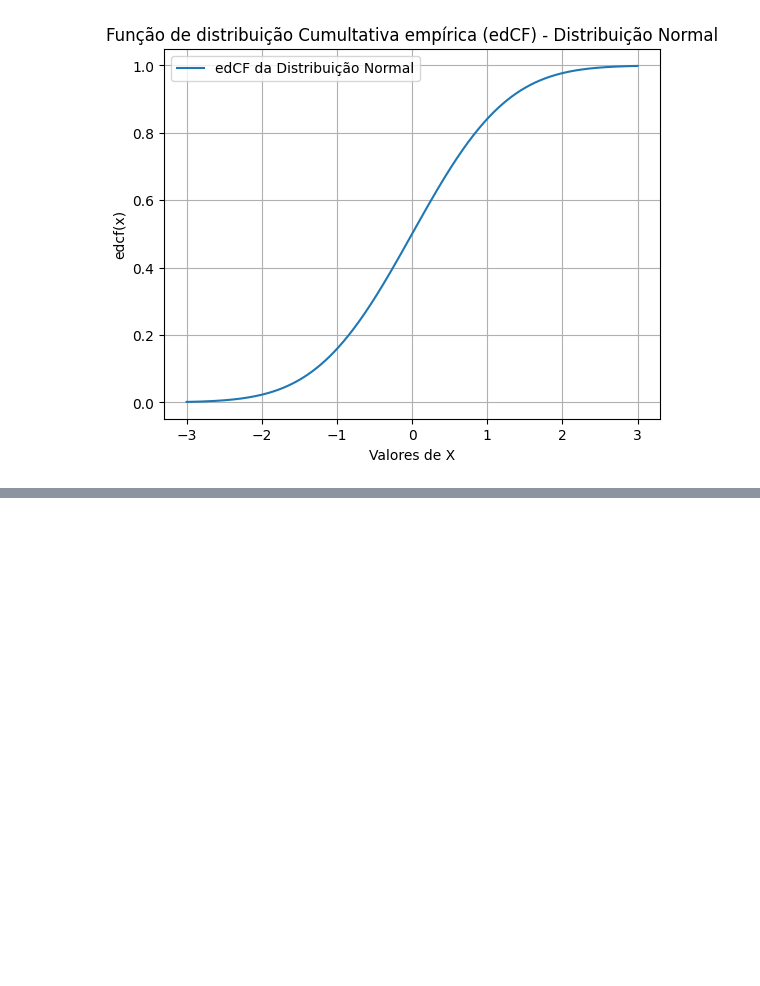
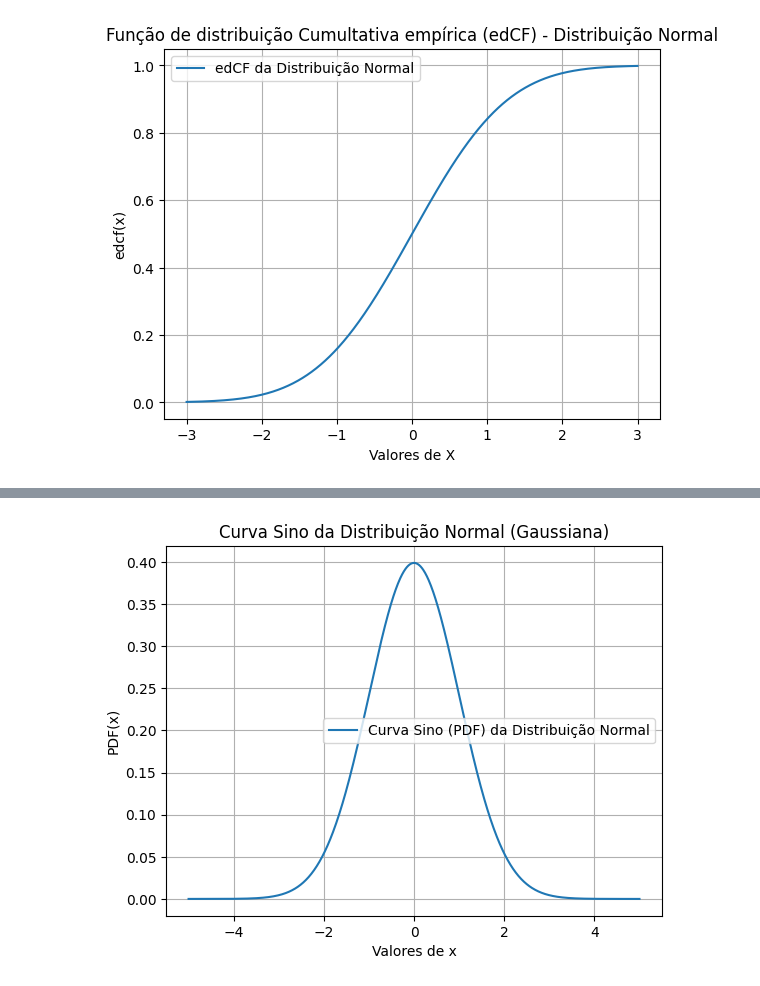
Before and after one commit to msouto/20232_Estatistica_para_Engenharia, a Jupyter notebook: Ex_3_Distribuicao_normal_com_Python.ipynb, the cells around one changed output, grey strips where cells are left out. Cells and saved outputs as stored; diff of their text form; code cells hidden in the pictures; blank space fills up the shorter version.

```diff
--- a/Ex_3_Distribuicao_normal_com_Python.ipynb
+++ b/Ex_3_Distribuicao_normal_com_Python.ipynb
@@ -34,0 +64,29 @@ plt.show()
+# %%
+import numpy as np
+import matplotlib.pyplot as plt
+from scipy.stats import norm
+
+def plot_curva_sino(mu, sigma):
+    # Gere valores de x para calcular a PDF
+    x_values = np.linspace(-5, 5, 1000)
+
+    # Calcule a PDF para os valores de x
+    pdf_values = norm.pdf(x_values, mu, sigma)
+
+    # Plote a curva sino (PDF)
+    plt.plot(x_values, pdf_values, label='Curva Sino (PDF) da Distribuição Normal')
+    plt.xlabel('Valores de x')
+    plt.ylabel('PDF(x)')
+    plt.title('Curva Sino da Distribuição Normal (Gaussiana)')
+    plt.legend()
+    plt.grid(True)
+    plt.show()
+
+# Parâmetros da distribuição normal
+mu = 0
+sigma = 1
+
+# Chame a função para plotar a curva sino
+plot_curva_sino(mu, sigma)
+# %% [output]
+[figure, added]
```
Also changed, not shown: parts of 1 cell of this notebook.
